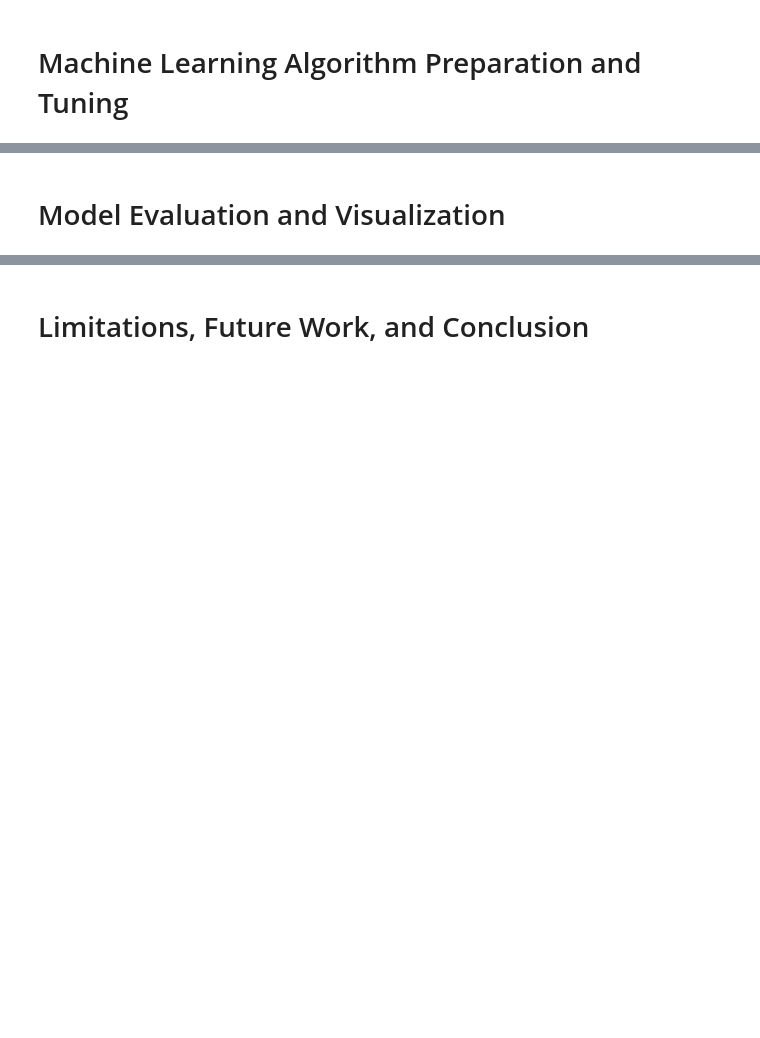
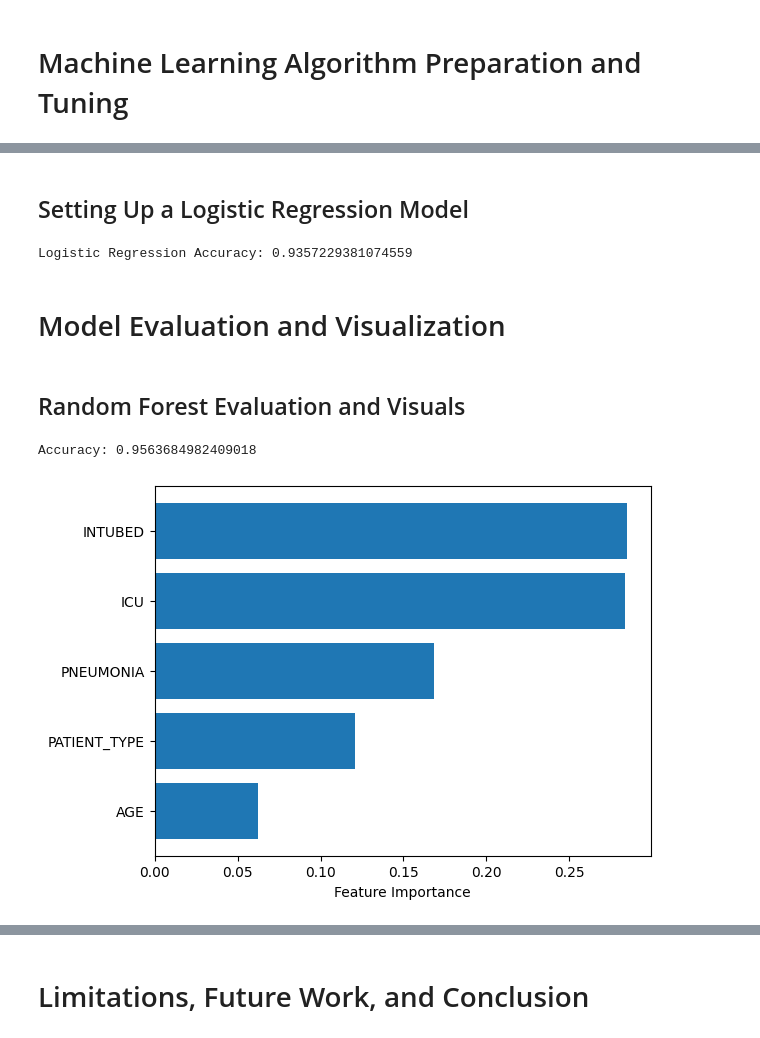
Before and after one commit to Jhatton2/dataMining_finalProject, a Jupyter notebook: covid-19.ipynb, the cells around one changed output, grey strips where cells are left out. Drawn from its saved outputs; the diff is of its cells as text; code cells hidden in the pictures; blank space fills up the shorter version.

Commit message:
Add Random Forest Model and Logistic Regression Model

```diff
--- a/covid-19.ipynb
+++ b/covid-19.ipynb
@@ -230,2 +256,76 @@ The target column 'hasDied' has a very imbalanced distribution. This discovery m
+# %%
+# Setup a tree-based model to predict the 'hasDied' column
+from pyspark.ml.feature import VectorAssembler
+from pyspark.ml.classification import RandomForestClassifier
+from pyspark.ml import Pipeline
+
+features = [col for col in df.columns if col not in ["hasDied"]]
+
+# Create a vector assembler
+# The input columns are all columns except 'hasDied'
+assembler = VectorAssembler(inputCols=features, outputCol="features")
+
+# Create a random forest classifier
+rf = RandomForestClassifier(featuresCol="features", labelCol="hasDied")
+
+# Create a pipeline
+rf_pipeline = Pipeline(stages=[assembler, rf])
+
+# Split the data into training and testing sets
+train, test = df.randomSplit([0.7, 0.3])
+
+# Fit the model
+rf_model = rf_pipeline.fit(train)
+
+# Make predictions
+rf_predictions = rf_model.transform(test)
+# %% [markdown]
+## Setting Up a Logistic Regression Model
+# %%
+# Setup a logistic regression model to predict the 'hasDied' column
+from pyspark.ml.classification import LogisticRegression
+
+# Create a logistic regression classifier
+lr = LogisticRegression(featuresCol="features", labelCol="hasDied")
+
+# Create a pipeline
+lr_pipeline = Pipeline(stages=[assembler, lr])
+
+# Fit the model
+lr_model = lr_pipeline.fit(train)
+
+# Make predictions
+lr_predictions = lr_model.transform(test)
+# %% [output]
+Logistic Regression Accuracy: 0.9357229381074559
 # %% [markdown]
 # Model Evaluation and Visualization
+# %% [markdown]
+## Random Forest Evaluation and Visuals
+# %%
+# Show the accuracy of the model with *binary* classification evaluator
+# since we are trying to predict if a patient has died or not (binary classification).
+from pyspark.ml.evaluation import BinaryClassificationEvaluator
+
+rf_evaluator = BinaryClassificationEvaluator(labelCol="hasDied")
+rf_accuracy = rf_evaluator.evaluate(rf_predictions)
+
+print(f"Accuracy: {rf_accuracy}")
+# %% [output]
+Accuracy: 0.9563684982409018
+# %%
+# Show the top 5 feature importances in a chart
+import matplotlib.pyplot as plt
+
+rf_model_stages = rf_model.stages[-1]
+rf_feature_importances = rf_model_stages.featureImportances
+
+rf_importances = rf_feature_importances.toArray()
+rf_indices = rf_importances.argsort()[-5:]
+
+plt.barh(range(len(rf_indices)), rf_importances[rf_indices])
+plt.yticks(range(len(rf_indices)), [features[i] for i in rf_indices])
+plt.xlabel("Feature Importance")
+plt.show()
+# %% [output]
+[figure, added]
```
Also changed, not shown: parts of 14 cells of this notebook.
